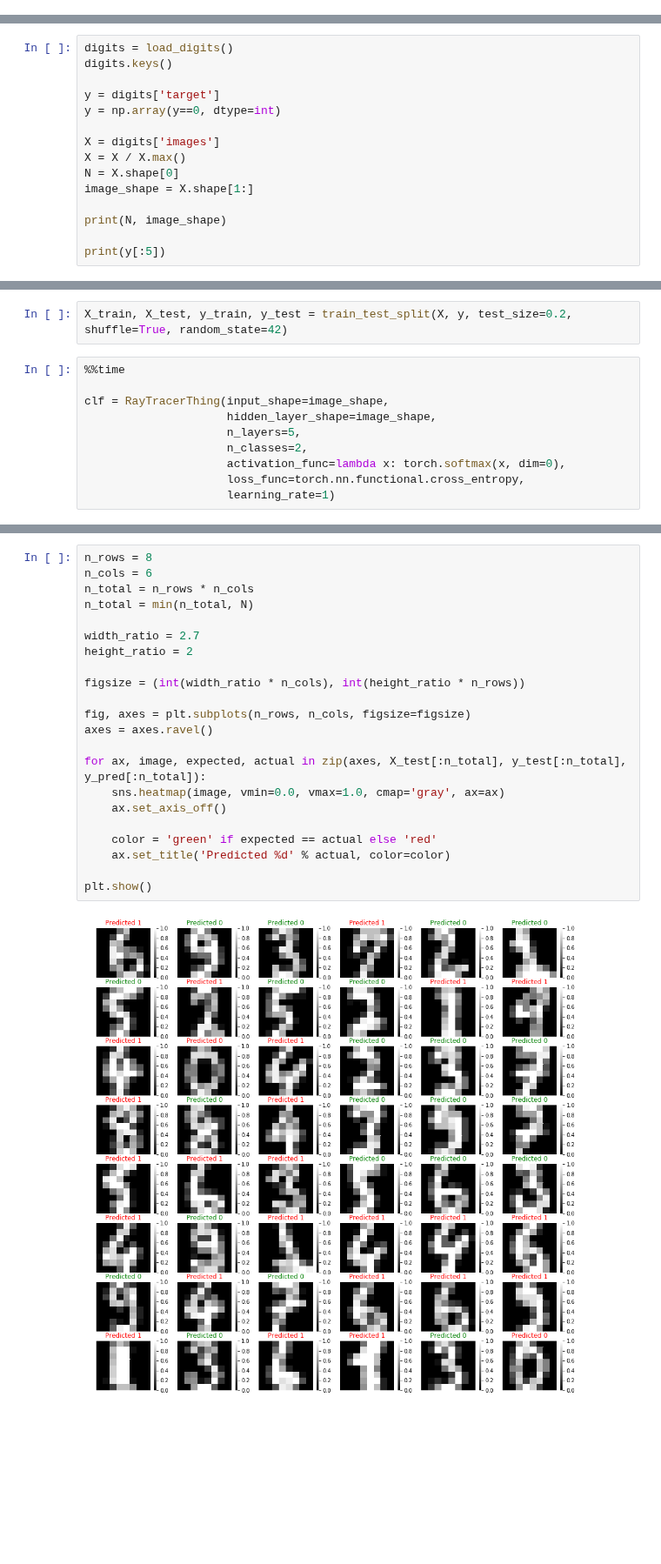
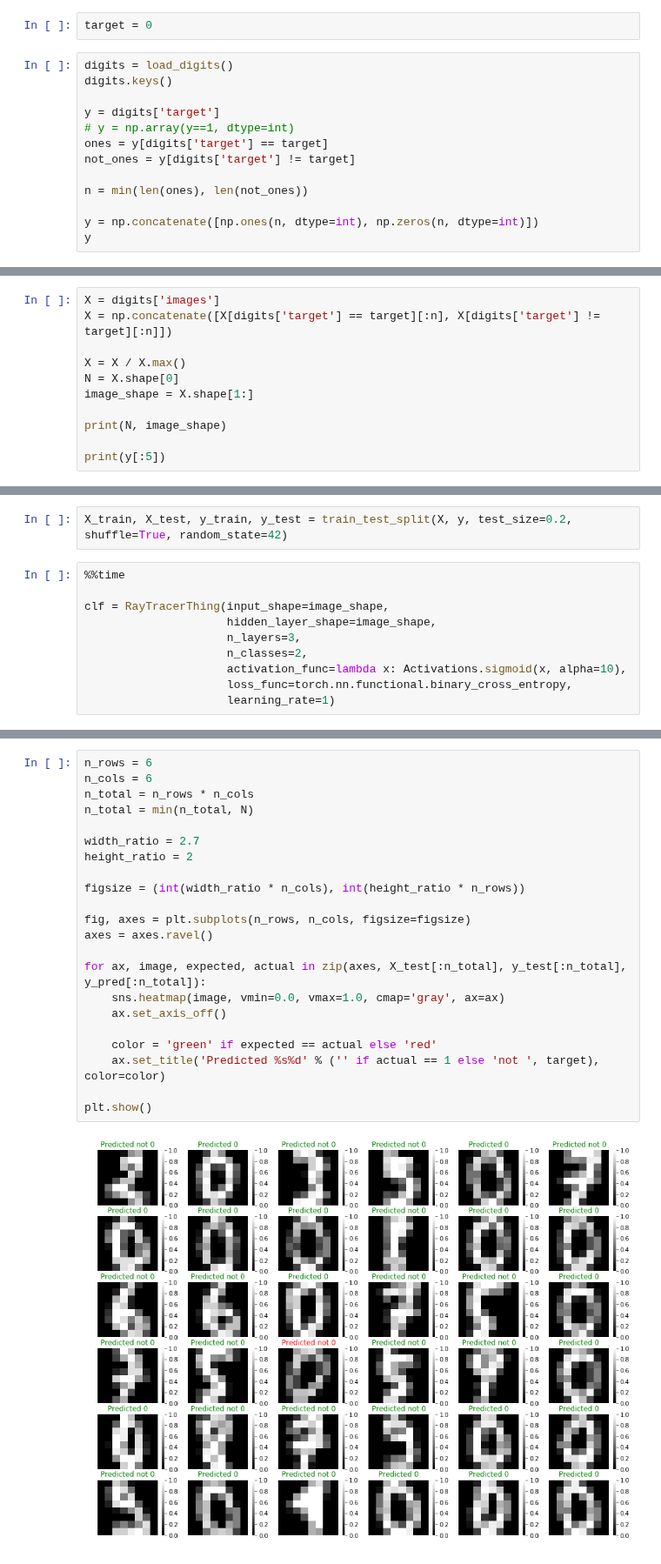
Before and after one commit to AnthonyDickson/summer-bursary-2018, a Jupyter notebook: Experiments-One_Versus_All.ipynb, the cells around one changed output, grey strips where cells are left out. Shown at 87% size. Saved outputs shown, nothing was run; the diff lists cells and outputs as text; blank space fills up the shorter version.

```diff
--- a/Experiments-One_Versus_All.ipynb
+++ b/Experiments-One_Versus_All.ipynb
@@ -10,3 +10,18 @@ import torch
 from raytracerthing import RayTracerThing, Activations
 
 np.random.seed(42)
+# %%
+target = 0
+# %%
+digits = load_digits()
+digits.keys()
+
+y = digits['target']
+# y = np.array(y==1, dtype=int)
+ones = y[digits['target'] == target]
+not_ones = y[digits['target'] != target]
+
+n = min(len(ones), len(not_ones))
+
+y = np.concatenate([np.ones(n, dtype=int), np.zeros(n, dtype=int)])
+y
@@ -13,11 +46,7 @@ np.random.seed(42)
 # %%
-digits = load_digits()
-digits.keys()
+X = digits['images']
+X = np.concatenate([X[digits['target'] == target][:n], X[digits['target'] != target][:n]])
 
-y = digits['target']
-y = np.array(y==0, dtype=int)
-
-X = digits['images']
 X = X / X.max()
 N = X.shape[0]
 image_shape = X.shape[1:]
@@ -39,9 +68,9 @@ X_train, X_test, y_train, y_test = train_test_split(X, y, test_size=0.2, shuffle
 
 clf = RayTracerThing(input_shape=image_shape,
                      hidden_layer_shape=image_shape,
-                     n_layers=5,
+                     n_layers=3,
                      n_classes=2,
-                     activation_func=lambda x: torch.softmax(x, dim=0),
-                     loss_func=torch.nn.functional.cross_entropy,
+                     activation_func=lambda x: Activations.sigmoid(x, alpha=10),
+                     loss_func=torch.nn.functional.binary_cross_entropy,
                      learning_rate=1)
 # %% [output]
@@ -100,25 +129,25 @@ plt.show()
 # %%
-n_rows = 8
+n_rows = 6
 n_cols = 6
 n_total = n_rows * n_cols
 n_total = min(n_total, N)
 
 width_ratio = 2.7
 height_ratio = 2
 
 figsize = (int(width_ratio * n_cols), int(height_ratio * n_rows))
 
 fig, axes = plt.subplots(n_rows, n_cols, figsize=figsize)
 axes = axes.ravel()
 
 for ax, image, expected, actual in zip(axes, X_test[:n_total], y_test[:n_total], y_pred[:n_total]):
     sns.heatmap(image, vmin=0.0, vmax=1.0, cmap='gray', ax=ax)
     ax.set_axis_off()
 
     color = 'green' if expected == actual else 'red'
-    ax.set_title('Predicted %d' % actual, color=color)
+    ax.set_title('Predicted %s%d' % ('' if actual == 1 else 'not ', target), color=color)
 
 plt.show()
 # %% [output]
-[figure, old version]
+[figure, new version]
 # %%
```
Also changed, not shown: parts of 9 cells of this notebook, 2 other files.
